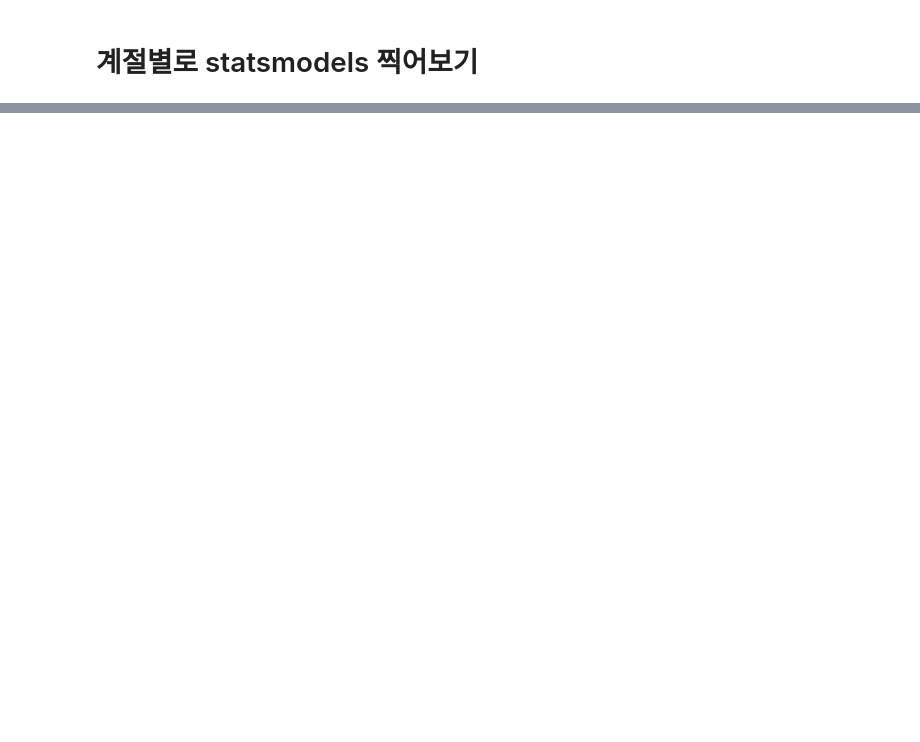
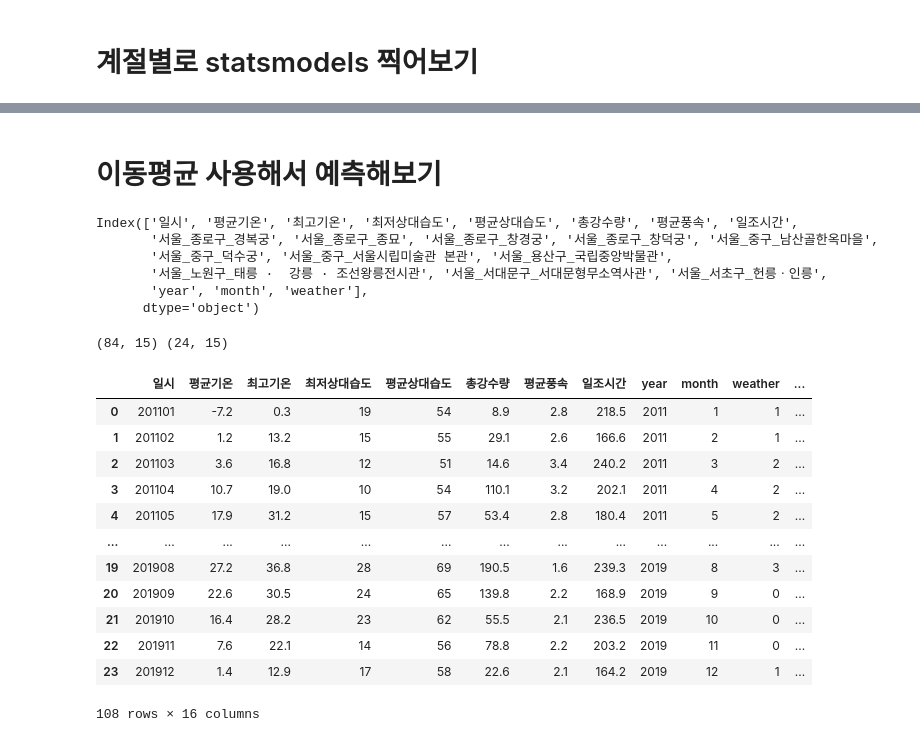
Before and after one commit to qkrwjdduf159/-, a Jupyter notebook: 팀프로젝트/경복궁 혼내주기.ipynb, the cells around one changed output, grey strips where cells are left out. Drawn from its saved outputs; the diff is of its cells as text; code cells hidden in the pictures; blank space fills up the shorter version.

```diff
--- a/팀프로젝트/경복궁 혼내주기.ipynb
+++ b/팀프로젝트/경복궁 혼내주기.ipynb
@@ -795,0 +811,57 @@ Learning rate set to 0.019623
+# %% [markdown]
+# 이동평균 사용해서 예측해보기
+# %%
+data.columns
+# %% [output]
+Index(['일시', '평균기온', '최고기온', '최저상대습도', '평균상대습도', '총강수량', '평균풍속', '일조시간',
+       '서울_종로구_경복궁', '서울_종로구_종묘', '서울_종로구_창경궁', '서울_종로구_창덕궁', '서울_중구_남산골한옥마을',
+       '서울_중구_덕수궁', '서울_중구_서울시립미술관 본관', '서울_용산구_국립중앙박물관',
+       '서울_노원구_태릉 ·  강릉 · 조선왕릉전시관', '서울_서대문구_서대문형무소역사관', '서울_서초구_헌릉ㆍ인릉',
+       'year', 'month', 'weather'],
+      dtype='object')
+# %%
+# data 불러오기
+data = data[['일시', '평균기온', '최고기온', '최저상대습도', '평균상대습도', '총강수량', '평균풍속', '일조시간','year','month','weather','서울_종로구_경복궁']]
+data = final_dataframe.final_dataframe(data)
+
+# train과 test 나눠주기
+train = data[data['일시'] <= 201712]
+test = data[data['일시'] > 201712]
+# %%
+# train과 test 나누기
+X_train, y_train = train.drop('서울_종로구_경복궁', axis = 1), train['서울_종로구_경복궁']
+X_test, y_test = test.drop('서울_종로구_경복궁', axis = 1), test['서울_종로구_경복궁']
+
+# Linear Regression으로 예측한 후 넣어주기
+model = LinearRegression()
+model.fit(X_train, y_train)
+y_pred = model.predict(X_test)
+y_pred = pd.DataFrame(y_pred, columns = ['서울_종로구_경복궁'])
+X_test = X_test.reset_index(drop = True)
+X_test = pd.concat([X_test, y_pred['서울_종로구_경복궁']], axis =1)
+X_train = pd.concat([X_train, y_train], axis = 1)
+
+print(X_train.shape, X_test.shape)
+# %% [output]
+(84, 15) (24, 15)
+# %%
+data = pd.concat([X_train, X_test], axis = 0)
+# %%
+data['moving_average'] = data['서울_종로구_경복궁'].rolling(12).mean()
+data['moving_average'] = data['moving_average'].fillna(data['moving_average'].mean())
+# %%
+data
+# %% [output]
+|  | 일시 | 평균기온 | 최고기온 | 최저상대습도 | 평균상대습도 | 총강수량 | 평균풍속 | 일조시간 | year | month | weather | ... |
+| 0 | 201101 | -7.2 | 0.3 | 19 | 54 | 8.9 | 2.8 | 218.5 | 2011 | 1 | 1 | ... |
+| 1 | 201102 | 1.2 | 13.2 | 15 | 55 | 29.1 | 2.6 | 166.6 | 2011 | 2 | 1 | ... |
+| 2 | 201103 | 3.6 | 16.8 | 12 | 51 | 14.6 | 3.4 | 240.2 | 2011 | 3 | 2 | ... |
+| 3 | 201104 | 10.7 | 19.0 | 10 | 54 | 110.1 | 3.2 | 202.1 | 2011 | 4 | 2 | ... |
+| 4 | 201105 | 17.9 | 31.2 | 15 | 57 | 53.4 | 2.8 | 180.4 | 2011 | 5 | 2 | ... |
+| ... | ... | ... | ... | ... | ... | ... | ... | ... | ... | ... | ... | ... |
+| 19 | 201908 | 27.2 | 36.8 | 28 | 69 | 190.5 | 1.6 | 239.3 | 2019 | 8 | 3 | ... |
+| 20 | 201909 | 22.6 | 30.5 | 24 | 65 | 139.8 | 2.2 | 168.9 | 2019 | 9 | 0 | ... |
+| 21 | 201910 | 16.4 | 28.2 | 23 | 62 | 55.5 | 2.1 | 236.5 | 2019 | 10 | 0 | ... |
+| 22 | 201911 | 7.6 | 22.1 | 14 | 56 | 78.8 | 2.2 | 203.2 | 2019 | 11 | 0 | ... |
+| 23 | 201912 | 1.4 | 12.9 | 17 | 58 | 22.6 | 2.1 | 164.2 | 2019 | 12 | 1 | ... |
+108 rows × 16 columns
```
Also changed, not shown: parts of 22 cells of this notebook.
